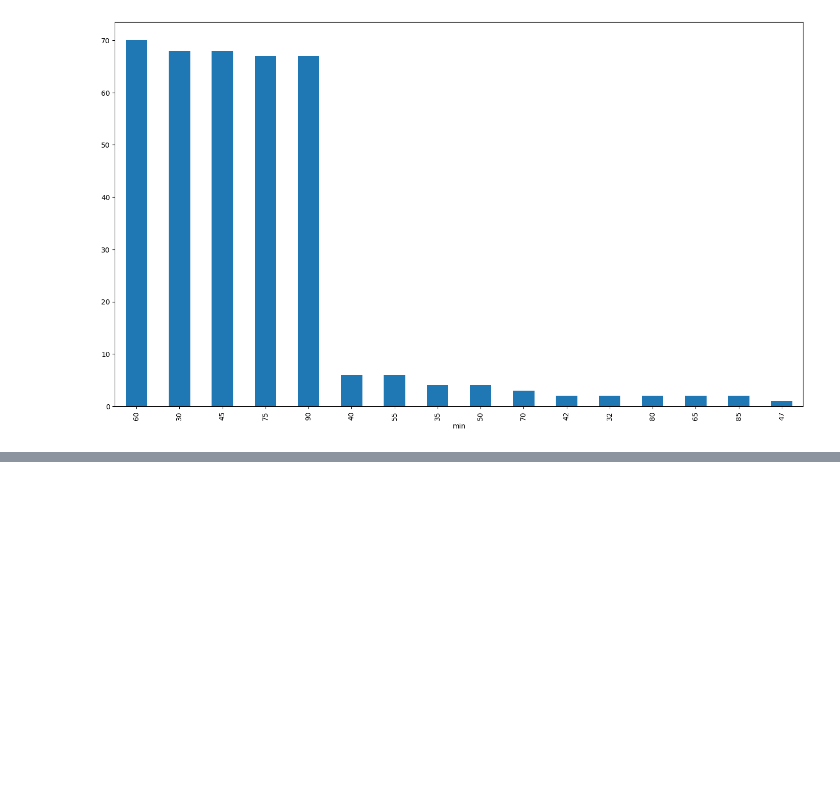
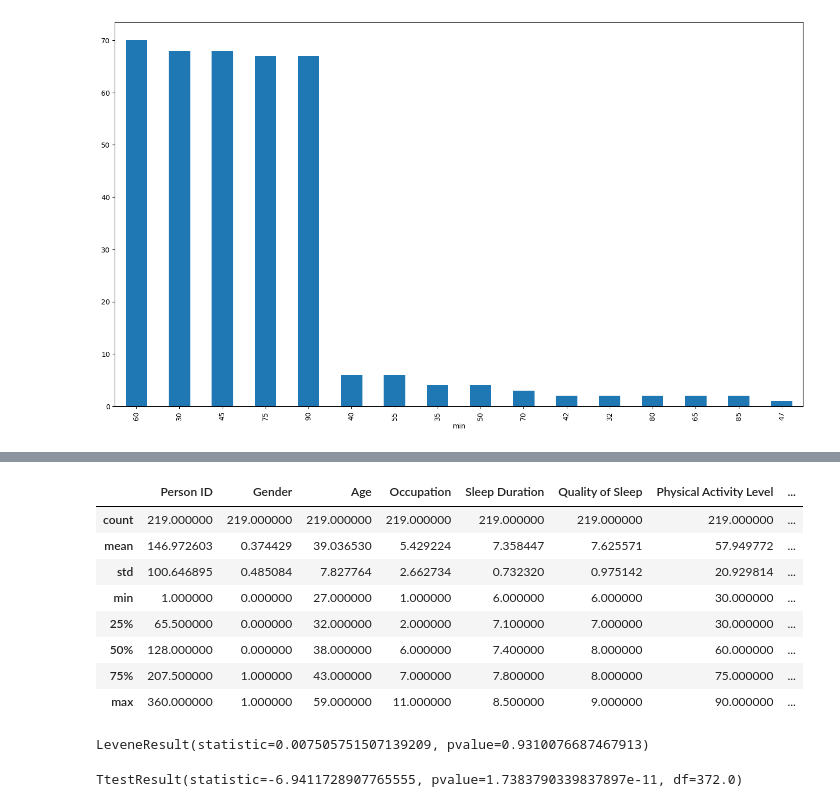
Before and after one commit to Brokolito/HAD-ModProba, a Jupyter notebook: data_work.ipynb, the cells around one changed output, grey strips where cells are left out. Drawn from its saved outputs; the diff is of its cells as text; code cells hidden in the pictures; blank space fills up the shorter version.

```diff
--- a/data_work.ipynb
+++ b/data_work.ipynb
@@ -245,0 +282,23 @@ data["Physical Activity Level"].value_counts().plot(kind="bar",xlabel="min")
+# %%
+sleep_disorder = data[(data["Sleep Disorder"] == 1) | (data["Sleep Disorder"] == 2)]
+without_disorder=data[(data["Sleep Disorder"] == 0)]
+# %% [output]
+|  | Person ID | Gender | Age | Occupation | Sleep Duration | Quality of Sleep | Physical Activity Level | ... |
+| count | 219.000000 | 219.000000 | 219.000000 | 219.000000 | 219.000000 | 219.000000 | 219.000000 | ... |
+| mean | 146.972603 | 0.374429 | 39.036530 | 5.429224 | 7.358447 | 7.625571 | 57.949772 | ... |
+| std | 100.646895 | 0.485084 | 7.827764 | 2.662734 | 0.732320 | 0.975142 | 20.929814 | ... |
+| min | 1.000000 | 0.000000 | 27.000000 | 1.000000 | 6.000000 | 6.000000 | 30.000000 | ... |
+| 25% | 65.500000 | 0.000000 | 32.000000 | 2.000000 | 7.100000 | 7.000000 | 30.000000 | ... |
+| 50% | 128.000000 | 0.000000 | 38.000000 | 6.000000 | 7.400000 | 8.000000 | 60.000000 | ... |
+| 75% | 207.500000 | 1.000000 | 43.000000 | 7.000000 | 7.800000 | 8.000000 | 75.000000 | ... |
+| max | 360.000000 | 1.000000 | 59.000000 | 11.000000 | 8.500000 | 9.000000 | 90.000000 | ... |
+# %%
+from scipy.stats import levene,ttest_1samp,ttest_ind
+result=levene(sleep_disorder["Sleep Duration"],without_disorder["Sleep Duration"])
+result
+# %% [output]
+LeveneResult(statistic=0.007505751507139209, pvalue=0.9310076687467913)
+# %%
+ttest_ind(sleep_disorder["Sleep Duration"],without_disorder["Sleep Duration"])
+# %% [output]
+TtestResult(statistic=-6.9411728907765555, pvalue=1.7383790339837897e-11, df=372.0)
```
Also changed, not shown: parts of 6 cells of this notebook.
